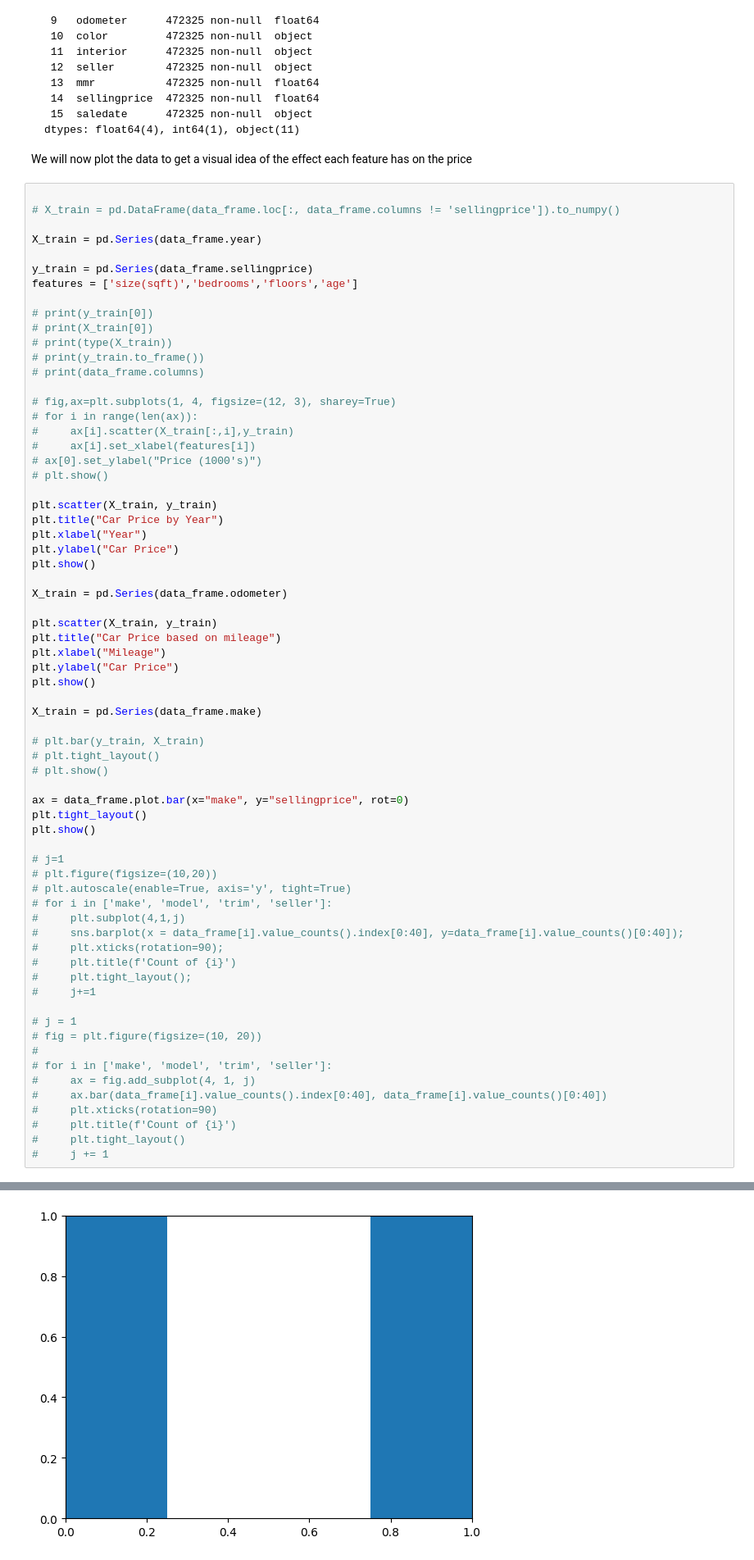
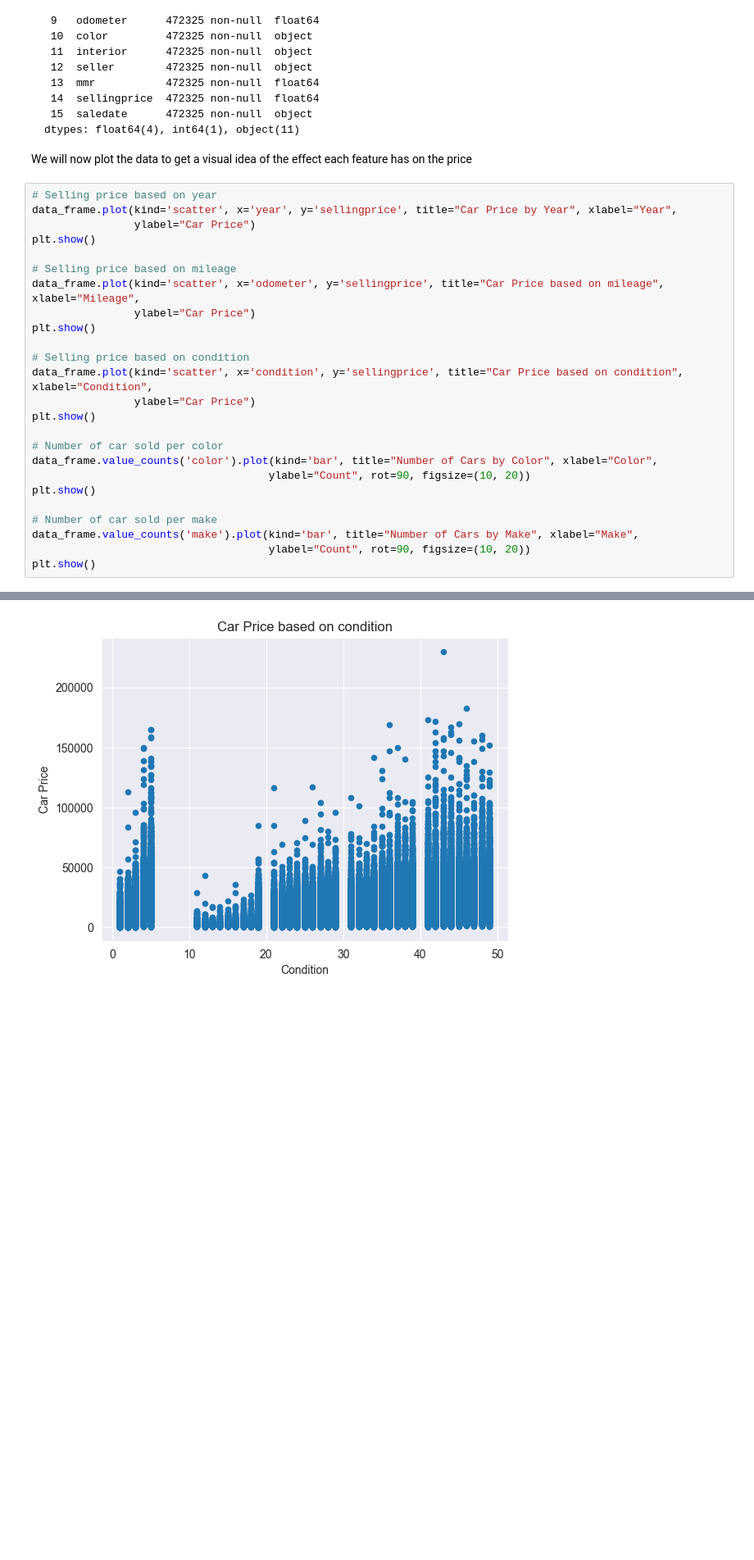
Before and after one commit to dm0275/machine-learning, a Jupyter notebook: kaggle/car-prices/car_prices.ipynb, the cells around one changed output, grey strips where cells are left out. Shown: that part at 82% size. Drawn from its saved outputs; the diff is of its cells as text; blank space fills up the shorter version.

Commit message:
Updated car prices notebook

```diff
--- a/kaggle/car-prices/car_prices.ipynb
+++ b/kaggle/car-prices/car_prices.ipynb
@@ -119,70 +119,28 @@ dtypes: float64(4), int64(1), object(11)
 
 We will now plot the data to get a visual idea of the effect each feature has on the price
 # %%
-
-# X_train = pd.DataFrame(data_frame.loc[:, data_frame.columns != 'sellingprice']).to_numpy()
-
-X_train = pd.Series(data_frame.year)
-
-y_train = pd.Series(data_frame.sellingprice)
-features = ['size(sqft)','bedrooms','floors','age']
-
-# print(y_train[0])
-# print(X_train[0])
-# print(type(X_train))
-# print(y_train.to_frame())
-# print(data_frame.columns)
-
-# fig,ax=plt.subplots(1, 4, figsize=(12, 3), sharey=True)
-# for i in range(len(ax)):
-#     ax[i].scatter(X_train[:,i],y_train)
-#     ax[i].set_xlabel(features[i])
-# ax[0].set_ylabel("Price (1000's)")
-# plt.show()
-
-plt.scatter(X_train, y_train)
-plt.title("Car Price by Year")
-plt.xlabel("Year")
-plt.ylabel("Car Price")
+# Selling price based on year
+data_frame.plot(kind='scatter', x='year', y='sellingprice', title="Car Price by Year", xlabel="Year",
+                ylabel="Car Price")
 plt.show()
 
-X_train = pd.Series(data_frame.odometer)
-
-plt.scatter(X_train, y_train)
-plt.title("Car Price based on mileage")
-plt.xlabel("Mileage")
-plt.ylabel("Car Price")
+# Selling price based on mileage
+data_frame.plot(kind='scatter', x='odometer', y='sellingprice', title="Car Price based on mileage", xlabel="Mileage",
+                ylabel="Car Price")
 plt.show()
 
-X_train = pd.Series(data_frame.make)
-
-# plt.bar(y_train, X_train)
-# plt.tight_layout()
-# plt.show()
-
-ax = data_frame.plot.bar(x="make", y="sellingprice", rot=0)
-plt.tight_layout()
+# Selling price based on condition
+data_frame.plot(kind='scatter', x='condition', y='sellingprice', title="Car Price based on condition", xlabel="Condition",
+                ylabel="Car Price")
 plt.show()
 
-# j=1
-# plt.figure(figsize=(10,20))
-# plt.autoscale(enable=True, axis='y', tight=True)
-# for i in ['make', 'model', 'trim', 'seller']:
-#     plt.subplot(4,1,j)
-#     sns.barplot(x = data_frame[i].value_counts().index[0:40], y=data_frame[i].value_counts()[0:40]);
-#     plt.xticks(rotation=90);
-#     plt.title(f'Count of {i}')
-#     plt.tight_layout();
-#     j+=1
+# Number of car sold per color
+data_frame.value_counts('color').plot(kind='bar', title="Number of Cars by Color", xlabel="Color",
+                                     ylabel="Count", rot=90, figsize=(10, 20))
+plt.show()
 
-# j = 1
-# fig = plt.figure(figsize=(10, 20))
-#
-# for i in ['make', 'model', 'trim', 'seller']:
-#     ax = fig.add_subplot(4, 1, j)
-#     ax.bar(data_frame[i].value_counts().index[0:40], data_frame[i].value_counts()[0:40])
-#     plt.xticks(rotation=90)
-#     plt.title(f'Count of {i}')
-#     plt.tight_layout()
-#     j += 1
+# Number of car sold per make
+data_frame.value_counts('make').plot(kind='bar', title="Number of Cars by Make", xlabel="Make",
+                                     ylabel="Count", rot=90, figsize=(10, 20))
+plt.show()
 # %% [output]
@@ -192 +149 @@ KeyboardInterrupt:
-[figure, old version]
+[figure, new version]
```
Also changed, not shown: parts of 1 cell of this notebook, 1 other file.
